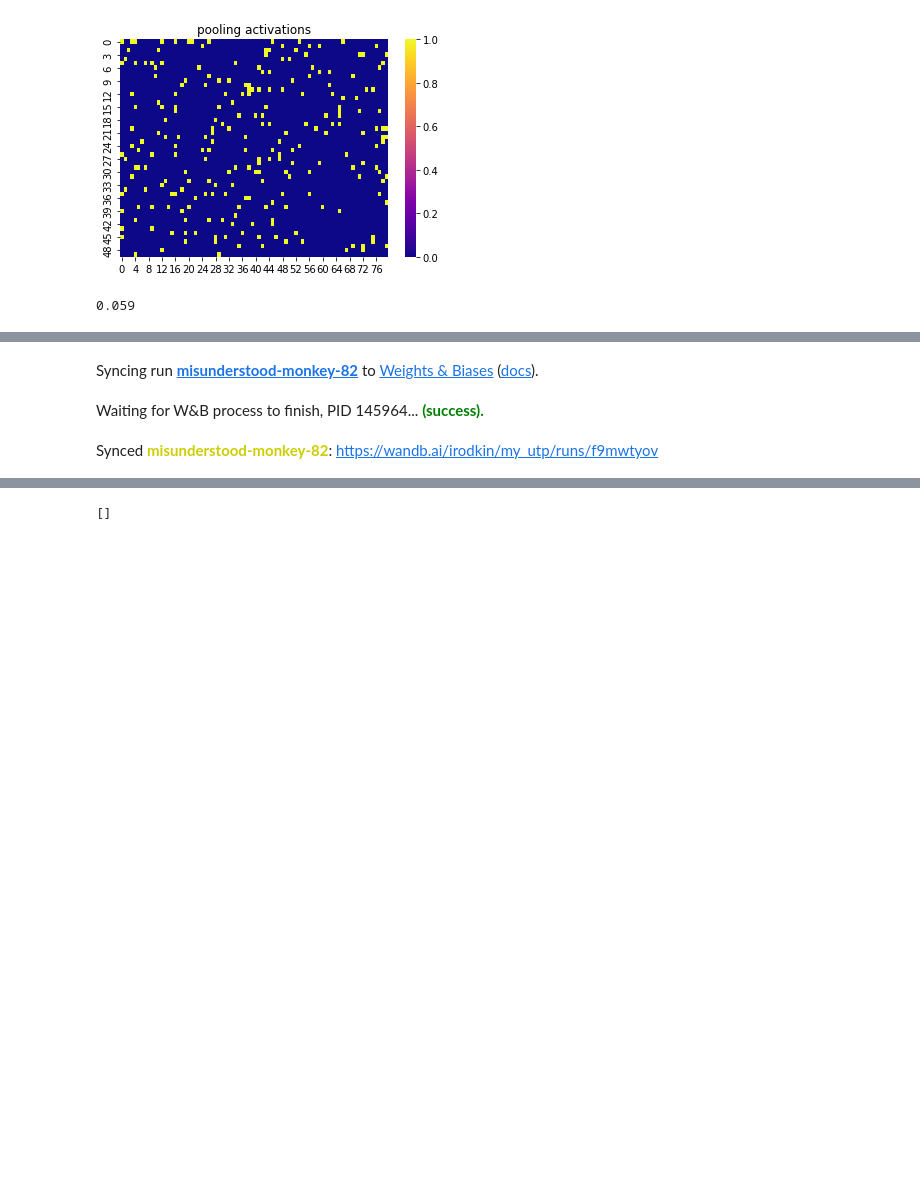
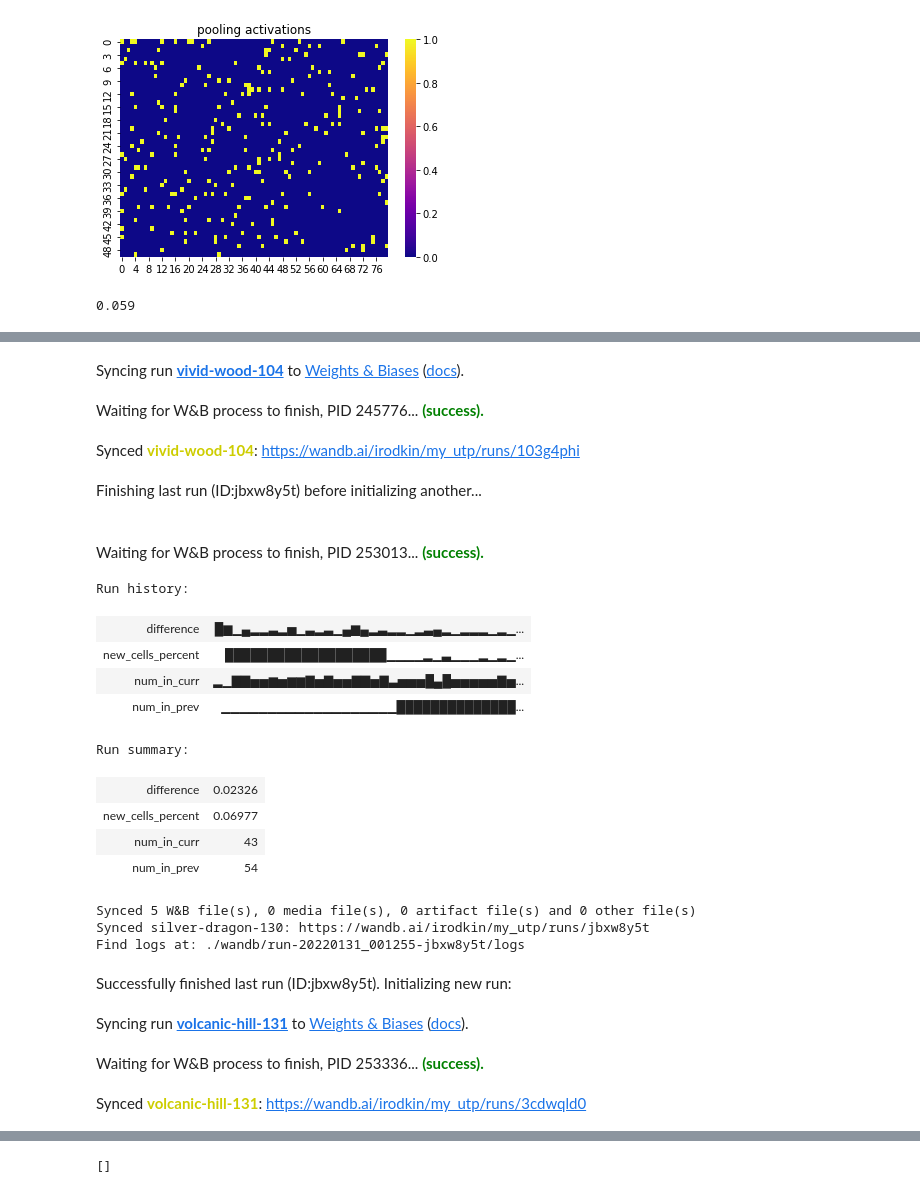
Before and after one commit to RodkinIvan/experiments, a Jupyter notebook: UnionSDR/union_sdr_test.ipynb, the cells around one changed output, grey strips where cells are left out. Drawn from its saved outputs; the diff is of its cells as text; code cells hidden in the pictures; blank space fills up the shorter version.

```diff
--- a/UnionSDR/union_sdr_test.ipynb
+++ b/UnionSDR/union_sdr_test.ipynb
@@ -364,33 +360,66 @@ Find logs at: ./wandb/run-20220127_000743-1l1luvyo/logs
 wandb.init(project='my_utp', entity='irodkin', reinit=True, config=utp_conf)
 
 my_utp = MyUTP(**utp_conf)
-tm = DelayedFeedbackTM(**config_tm)
 
 for i in range(100):
-    run_only_tp(tp, row_data[0], StupidEncoder(n_actions, utp_conf['inputDimensions'][0]), True)
+    run_only_tp(my_utp, row_data[0], StupidEncoder(n_actions, utp_conf['inputDimensions'][0]), True)
 
 wandb.finish(quiet=True)
+# %% [output]
+Syncing run vivid-wood-104 to Weights & Biases (docs).
+Waiting for W&B process to finish, PID 245776... (success).
+Synced vivid-wood-104: https://wandb.ai/irodkin/my_utp/runs/103g4phi
 # %%
+utp_conf = {
+    'inputDimensions': [input_columns * cells_per_column],
+    'columnDimensions': [output_columns],
+    'initial_pooling': 1,
+    'pooling_decay': 0.3,
+    'permanence_inc': 0.05,
+    'permanence_dec': 0.005,
+    'sparsity': 0.004,
+    'active_weight': 0.5,
+    'predicted_weight': 1.0,
+    'receptive_field_sparsity' : 0.5,
+    'activation_threshold' : 0.6
+}
+
 wandb.init(project='my_utp', entity='irodkin', reinit=True, config=utp_conf)
 
 
 my_utp = MyUTP(**utp_conf)
 tm = DelayedFeedbackTM(**config_tm)
 
 representations = []
 prev = my_utp.getUnionSDR().dense.copy()
 for policy in data:
     for i in range(20):
         run(tm, my_utp, policy, state_encoder, action_encoder, True, prev)
         representations.append(my_utp.getUnionSDR())
     prev = my_utp.getUnionSDR().dense.copy()
     my_utp.reset()
 
 wandb.finish(quiet=True)
 # %% [output]
-Syncing run misunderstood-monkey-82 to Weights & Biases (docs).
+Finishing last run (ID:jbxw8y5t) before initializing another...
-Waiting for W&B process to finish, PID 145964... (success).
+Waiting for W&B process to finish, PID 253013... (success).
+Run history:
+| difference | █▆▁▄▂▂▃▂▅▁▃▂▃▁▄▆▄▂▃▂▂▁▂▃▄▂▁▂▂▂▁▂▁... |
+| new_cells_percent | ███████████████████▁▁▁▁▂▁▃▁▁▁▂▁▂▁... |
+| num_in_curr | ▂▁▇▇▅▅▆▅▆▆▇▅▇▅▅▇▇▅▇▃▅▅▅█▄█▅▅▅▅▅▇▅... |
+| num_in_prev | ▁▁▁▁▁▁▁▁▁▁▁▁▁▁▁▁▁▁▁██████████████... |
+Run summary:
+| difference | 0.02326 |
+| new_cells_percent | 0.06977 |
+| num_in_curr | 43 |
+| num_in_prev | 54 |
+Synced 5 W&B file(s), 0 media file(s), 0 artifact file(s) and 0 other file(s)
+Synced silver-dragon-130: https://wandb.ai/irodkin/my_utp/runs/jbxw8y5t
+Find logs at: ./wandb/run-20220131_001255-jbxw8y5t/logs
-Synced misunderstood-monkey-82: https://wandb.ai/irodkin/my_utp/runs/f9mwtyov
+Successfully finished last run (ID:jbxw8y5t). Initializing new run:
+Syncing run volcanic-hill-131 to Weights & Biases (docs).
+Waiting for W&B process to finish, PID 253336... (success).
+Synced volcanic-hill-131: https://wandb.ai/irodkin/my_utp/runs/3cdwqld0
 # %%
 def row_similarity(policy_1, policy_2):
     counter = 0
```
Also changed, not shown: parts of 7 cells of this notebook.
